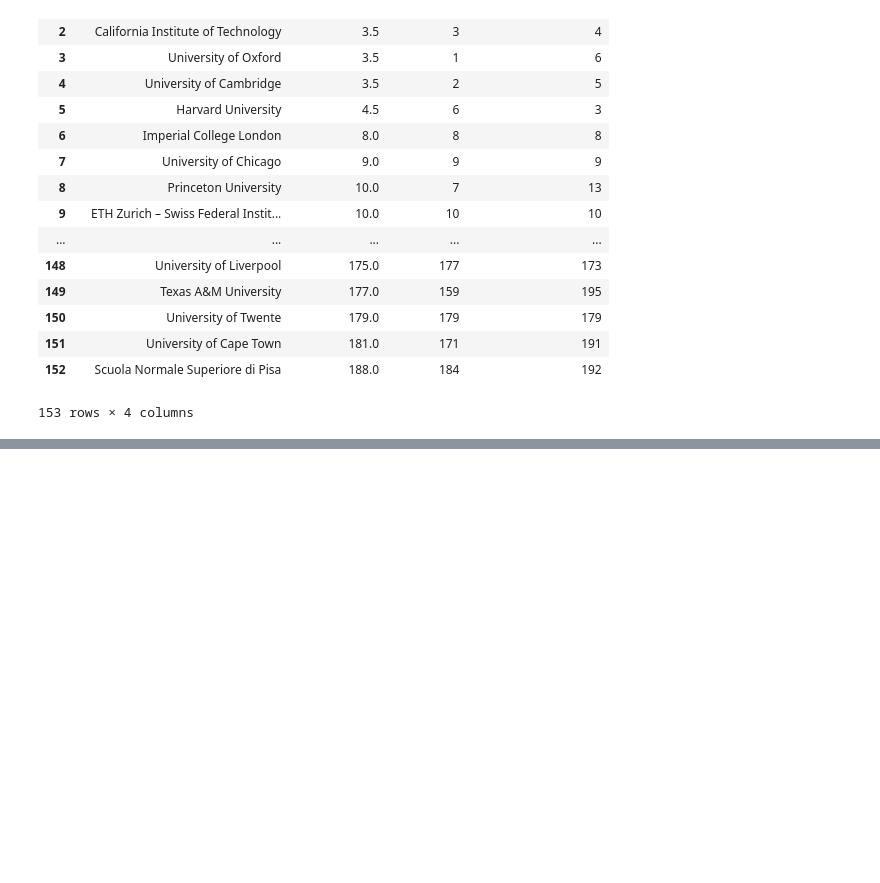
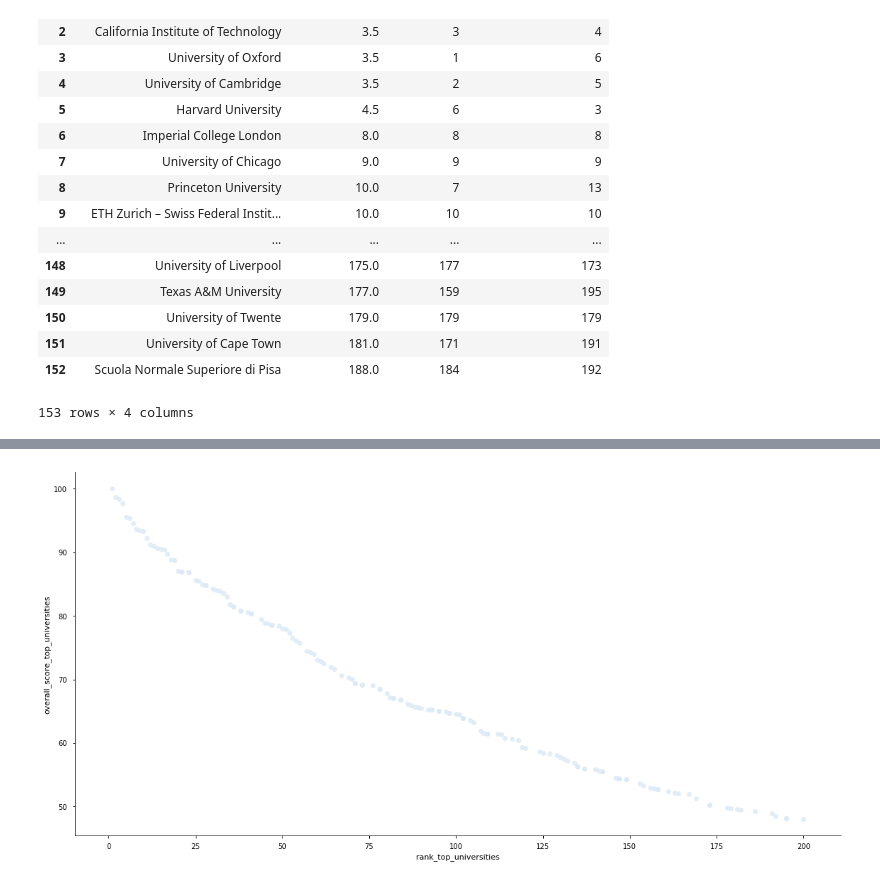
Before and after one commit to ImLemni/ada-epfl, a Jupyter notebook: 02-Data/homework2.ipynb, the cells around one changed output, grey strips where cells are left out. Saved outputs shown, nothing was run; the diff lists cells and outputs as text; code cells hidden in the pictures; blank space fills up the shorter version.

```diff
--- a/02-Data/homework2.ipynb
+++ b/02-Data/homework2.ipynb
@@ -906,0 +915,4 @@ We can take just the mean of both of them and make a new ranking.
+# %%
+p=seaborn.lmplot("rank_top_universities", "overall_score_top_universities",data=m,fit_reg=False,size=8,aspect=2)
+# %% [output]
+[figure, added]
```
Also changed, not shown: parts of 20 cells of this notebook.
